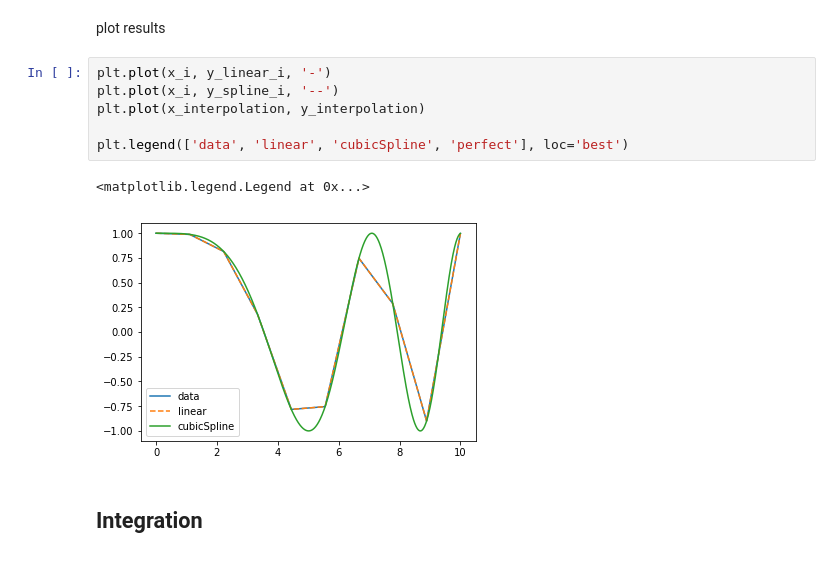
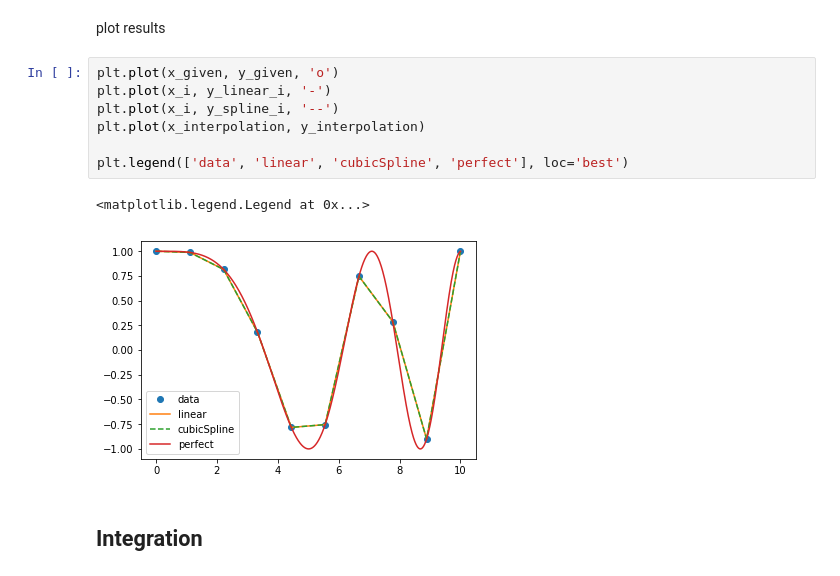
Before and after one commit to pkErbynn/data-science, a Jupyter notebook: 02-SciPy/Scipy.ipynb, the cells around one changed output. Saved outputs shown, nothing was run; the diff lists cells and outputs as text.

Commit message:
curve fit doc

```diff
--- a/02-SciPy/Scipy.ipynb
+++ b/02-SciPy/Scipy.ipynb
@@ -149,14 +161,15 @@ y_spline_i = spline_fxn(x_i)
 # %% [markdown]
 plot results
 # %%
+plt.plot(x_given, y_given, 'o')
 plt.plot(x_i, y_linear_i, '-')
 plt.plot(x_i, y_spline_i, '--')
 plt.plot(x_interpolation, y_interpolation)
 
 plt.legend(['data', 'linear', 'cubicSpline', 'perfect'], loc='best')
 # %% [output]
 <matplotlib.legend.Legend at 0x...>
-[figure, old version]
+[figure, new version]
 # %% [markdown]
 ## Integration
 # %%
```
Also changed, not shown: parts of 3 cells of this notebook.
